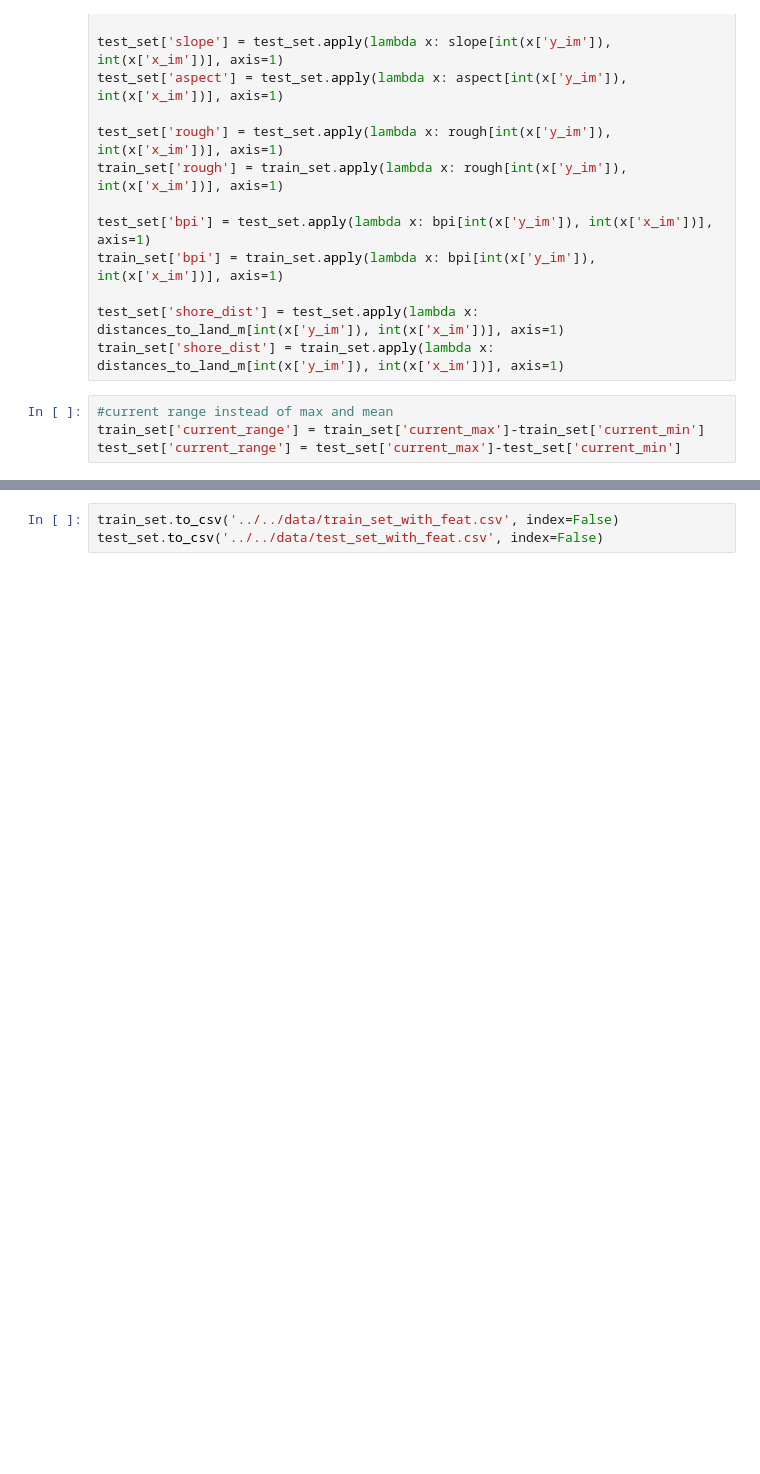
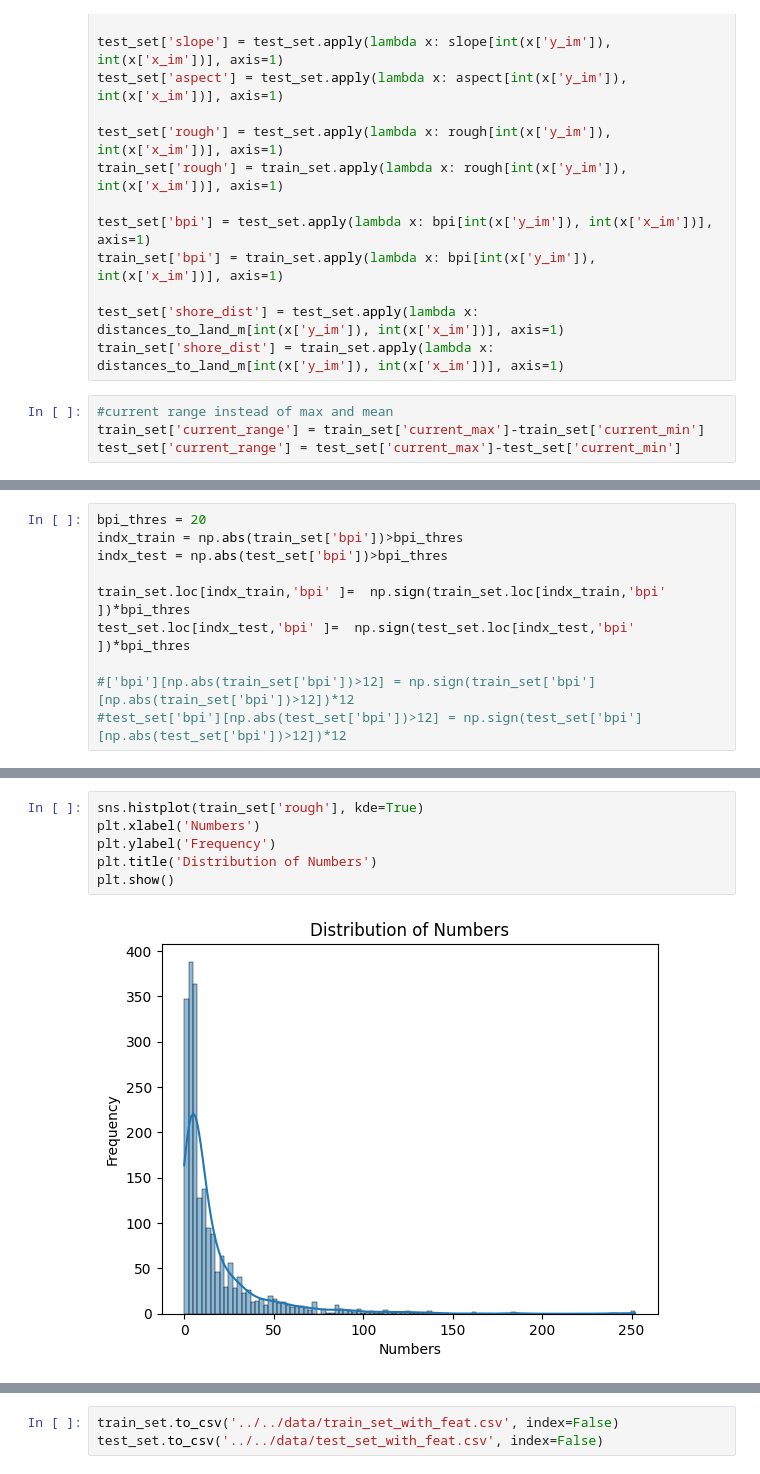
Before and after one commit to abechens/GeoHab-2025, a Jupyter notebook: src/proto/feature_creator.ipynb, the cells around one changed output, grey strips where cells are left out. Saved outputs shown, nothing was run; the diff lists cells and outputs as text; blank space fills up the shorter version.

```diff
--- a/src/proto/feature_creator.ipynb
+++ b/src/proto/feature_creator.ipynb
@@ -321,0 +372,10 @@ test_set['current_range'] = test_set['current_max']-test_set['current_min']
+# %%
+bpi_thres = 20
+indx_train = np.abs(train_set['bpi'])>bpi_thres
+indx_test = np.abs(test_set['bpi'])>bpi_thres
+
+train_set.loc[indx_train,'bpi' ]=  np.sign(train_set.loc[indx_train,'bpi' ])*bpi_thres
+test_set.loc[indx_test,'bpi' ]=  np.sign(test_set.loc[indx_test,'bpi' ])*bpi_thres
+
+#['bpi'][np.abs(train_set['bpi'])>12] = np.sign(train_set['bpi'][np.abs(train_set['bpi'])>12])*12
+#test_set['bpi'][np.abs(test_set['bpi'])>12] = np.sign(test_set['bpi'][np.abs(test_set['bpi'])>12])*12
@@ -321,0 +400,8 @@ test_set['current_range'] = test_set['current_max']-test_set['current_min']
+# %%
+sns.histplot(train_set['rough'], kde=True)
+plt.xlabel('Numbers')
+plt.ylabel('Frequency')
+plt.title('Distribution of Numbers')
+plt.show()
+# %% [output]
+[figure, added]
```
Also changed, not shown: parts of 8 cells of this notebook, 3 other files.
